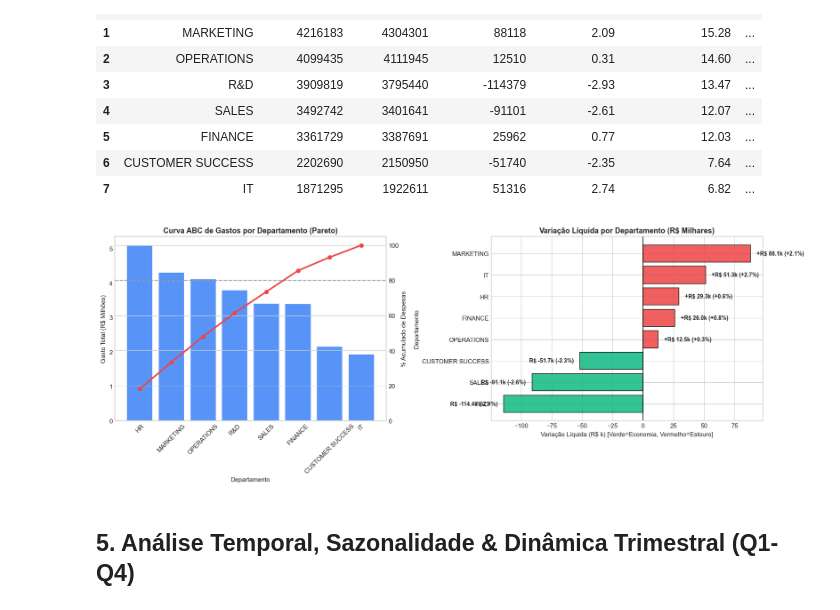
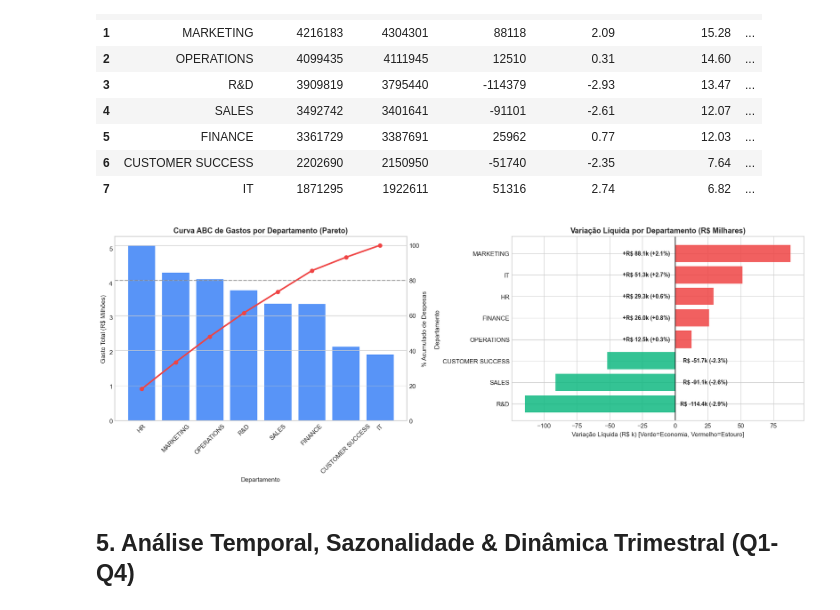
Before and after one commit to Moutt/Financial-Planning-Analysis, a Jupyter notebook: notebooks/analise_e_insights_fpa.ipynb, the cells around one changed output. Cells and saved outputs as stored; diff of their text form; code cells hidden in the pictures.

Commit message:
Melhoria nos gráficos
Melhoria nos gráficos para melhor visualização de dados

```diff
--- a/notebooks/analise_e_insights_fpa.ipynb
+++ b/notebooks/analise_e_insights_fpa.ipynb
@@ -206,36 +231,36 @@ ax1_twin = ax1.twinx()
 bars = ax1.bar(df_dept['Department'], df_dept['Actual_Total'] / 1e6, color='#3B82F6', alpha=0.85, label='Gasto Realizado (R$ M)')
 lines = ax1_twin.plot(df_dept['Department'], df_dept['Actual_Cum_Pct'], color='#EF4444', marker='o', linewidth=2.5, label='% Acumulado')
 ax1_twin.axhline(80, color='gray', linestyle='--', alpha=0.7, label='Linha 80%')
 
 ax1.set_title('Curva ABC de Gastos por Departamento (Pareto)', fontweight='bold')
 ax1.set_xlabel('Departamento')
 ax1.set_ylabel('Gasto Total (R$ Milhões)')
 ax1_twin.set_ylabel('% Acumulado de Despesas')
 ax1_twin.set_ylim(0, 105)
 ax1.tick_params(axis='x', rotation=45)
 ax1.grid(False)
 
 # 2. Barras Divergentes de Variação Orçamentária
 df_dept_var = df_dept.sort_values(by='Variance_Total', ascending=True)
 colors_var = [COLORS['overrun'] if v > 0 else COLORS['saving'] for v in df_dept_var['Variance_Total']]
 
-ax2.barh(df_dept_var['Department'], df_dept_var['Variance_Total'] / 1e3, color=colors_var, edgecolor='black', alpha=0.85)
+ax2.barh(df_dept_var['Department'], df_dept_var['Variance_Total'] / 1e3, color=colors_var, alpha=0.85)
 ax2.axvline(0, color='black', linewidth=1)
 ax2.set_title('Variação Líquida por Departamento (R$ Milhares)', fontweight='bold')
 ax2.set_xlabel('Variação Líquida (R$ k) [Verde=Economia, Vermelho=Estouro]')
 ax2.set_ylabel('Departamento')
 
 # Anotações nos valores
 for i, (val, pct) in enumerate(zip(df_dept_var['Variance_Total'], df_dept_var['Variance_Pct'])):
     pos = val / 1e3
     sinal = '+' if val > 0 else ''
-    ax2.text(pos + (5 if val>=0 else -5), i, f"{sinal}R$ {val/1e3:.1f}k ({sinal}{pct:.1f}%)",
+    ax2.text((-40 if val>=0 else 40), i, f"{sinal}R$ {val/1e3:.1f}k ({sinal}{pct:.1f}%)",
              va='center', ha='left' if val>=0 else 'right', fontsize=9, fontweight='bold')
 
 plt.tight_layout()
 plt.show()
 # %% [output]
-[figure, old version]
+[figure, new version]
 # %% [markdown]
 ## 5. Análise Temporal, Sazonalidade & Dinâmica Trimestral (Q1-Q4)
 # %%
```
Also changed, not shown: parts of 2 cells of this notebook.
